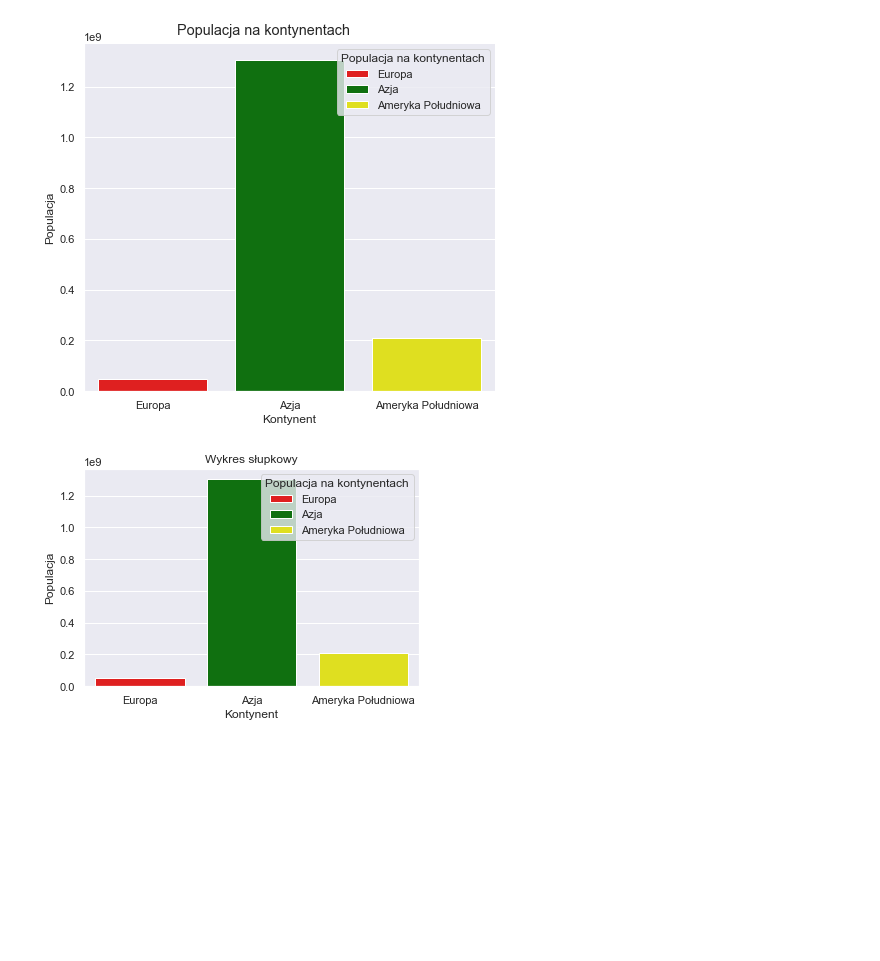
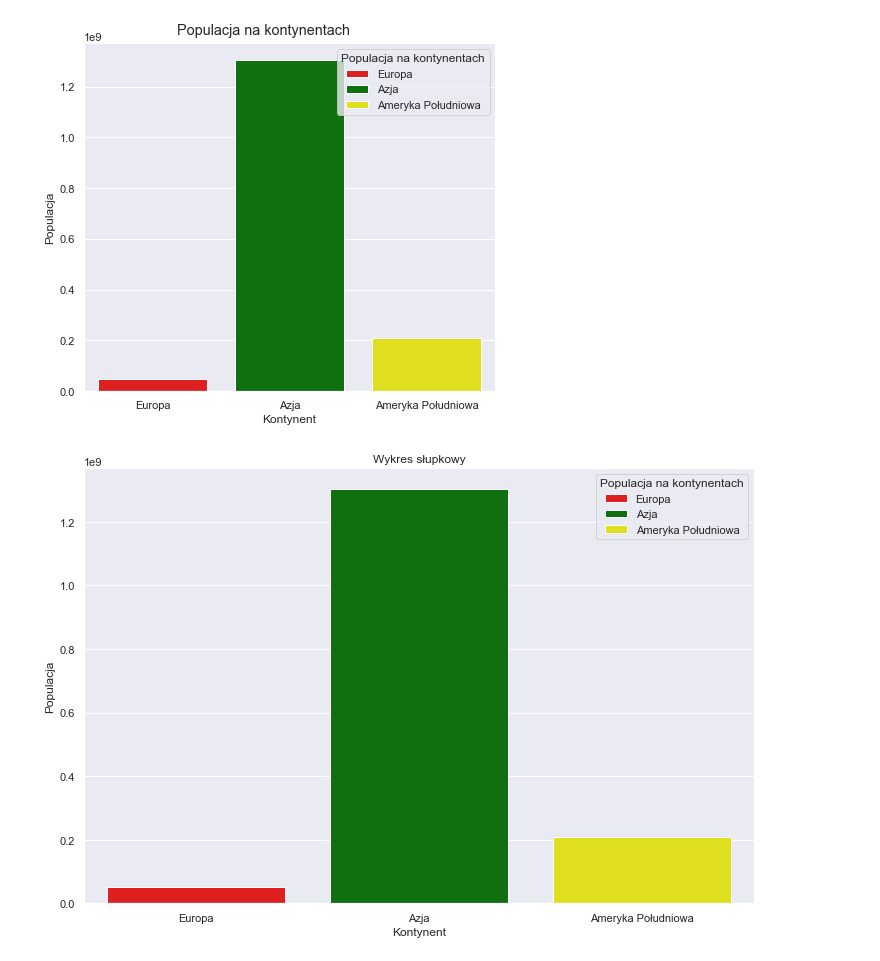
Before and after one commit to kmroz3839/WD164462, a Jupyter notebook: Untitled-1.ipynb, the cells around one changed output. Drawn from its saved outputs; the diff is of its cells as text; code cells hidden in the pictures; blank space fills up the shorter version.

```diff
--- a/Untitled-1.ipynb
+++ b/Untitled-1.ipynb
@@ -78,21 +78,21 @@ Text(0.5, 0.98, 'Populacja na kontynentach')
 # %%
 import seaborn as sns
 import matplotlib.pyplot as plt
 import pandas as pd
 import numpy as np
 
 dane = { 'Kraj': ['Belgia', 'Indie', 'Brazylia', 'Polska'],
        'Stolica': ['Bruksela', 'New Delhi', 'Brasilia', 'Warszawa'],
        'Kontynent': ['Europa', 'Azja', 'Ameryka Południowa', 'Europa'],
        'Populacja': [11190846, 1303171035, 207847528, 38484000]}
 df = pd.DataFrame(dane)
 
 plot = sns.barplot(data=df, x='Kontynent', y='Populacja', ci=None,
                    hue='Kontynent', estimator=np.sum, dodge=False,
                    palette=['red', 'green', 'yellow'])
 plot.legend(title='Populacja na kontynentach')
 plot.set(title='Wykres słupkowy')
-plot.figure.set_size_inches(8,8)
+plot.figure.set_size_inches(12,8)
 plt.show()
 # %% [output]
-[figure, old version]
+[figure, new version]
```
Also changed, not shown: parts of 3 cells of this notebook.
